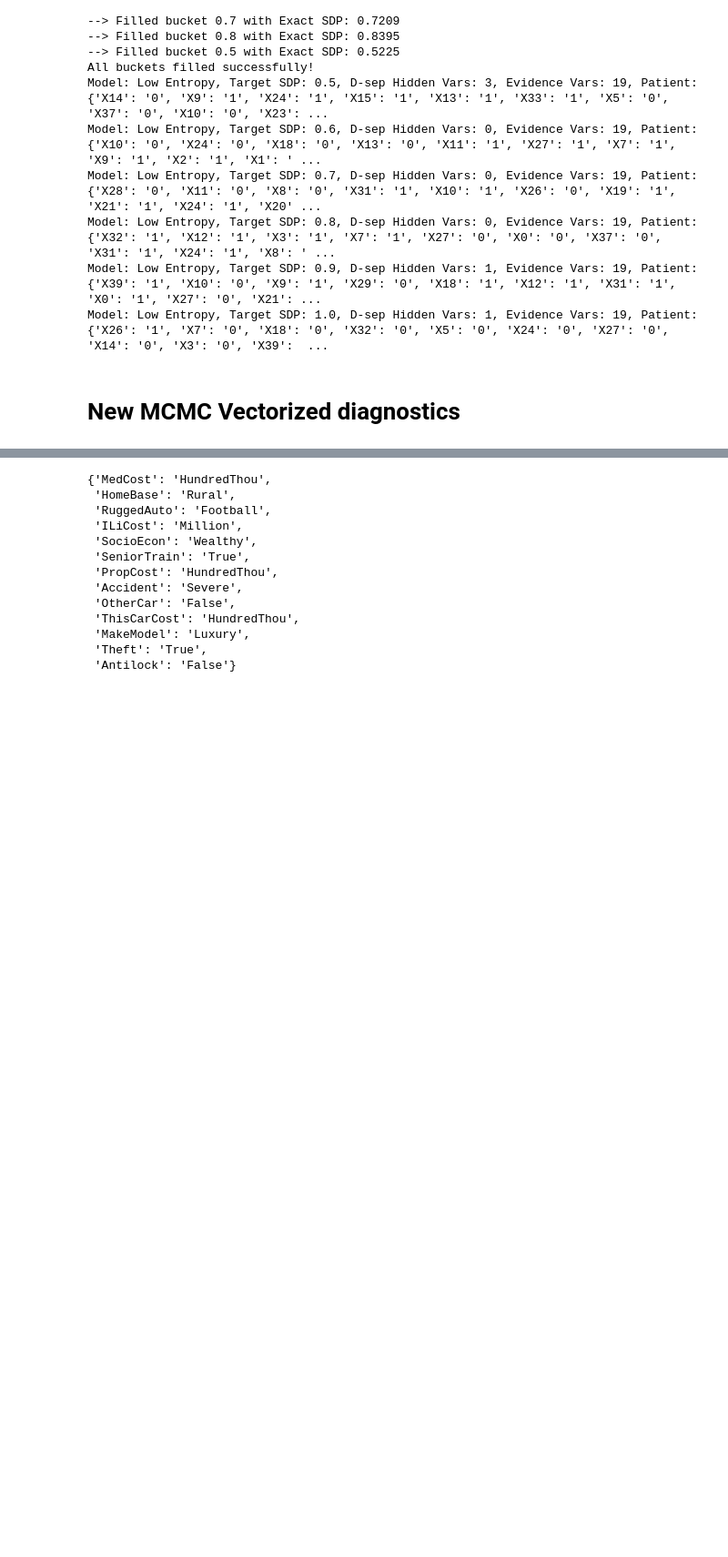
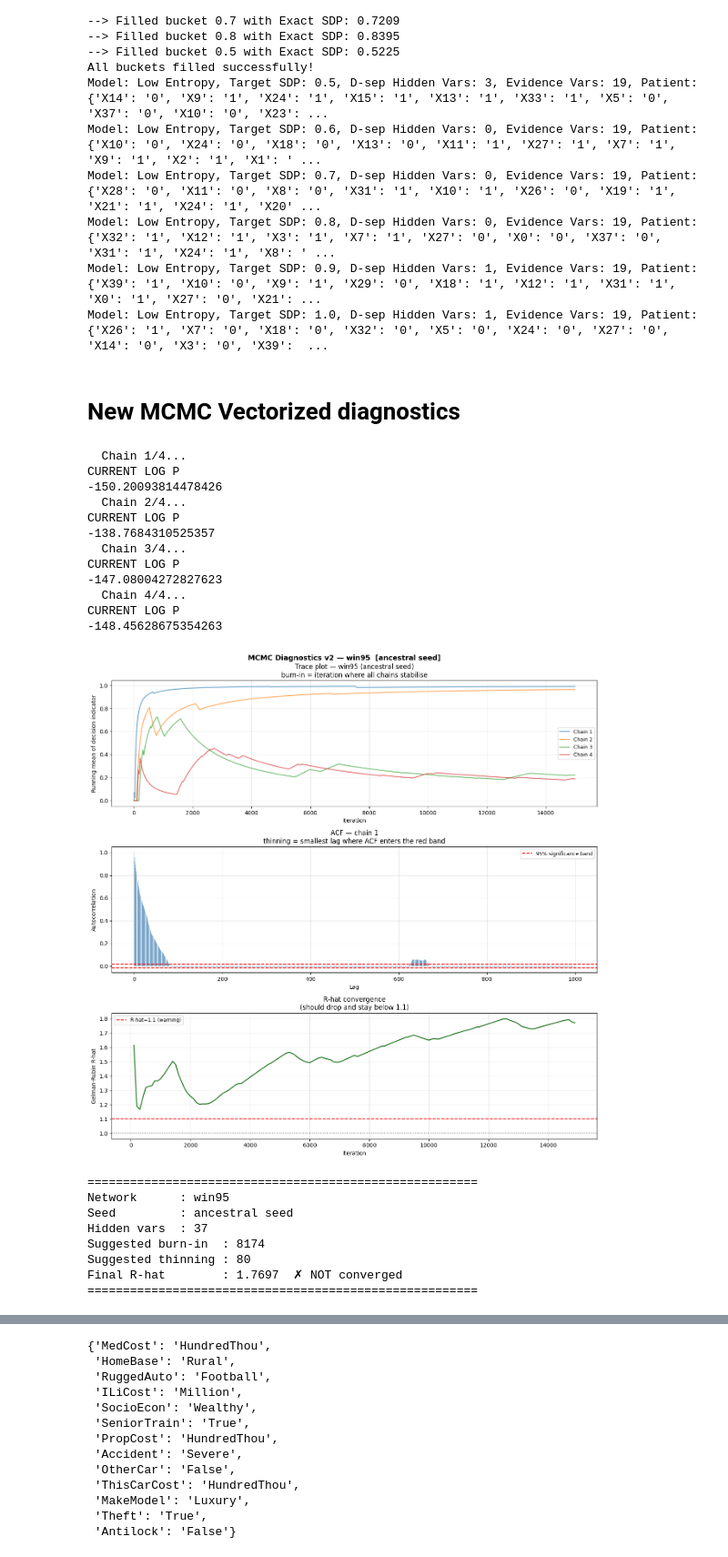
Before and after one commit to jpafcampos/explaining-BNs, a Jupyter notebook: src/mcmc_sanity_check.ipynb, the cells around one changed output, grey strips where cells are left out. Shown at 91% size. Cells and saved outputs as stored; diff of their text form; code cells hidden in the pictures; blank space fills up the shorter version.

```diff
--- a/src/mcmc_sanity_check.ipynb
+++ b/src/mcmc_sanity_check.ipynb
@@ -468,6 +520,34 @@ def run_mcmc_diagnostics_v2(bn, target, target_value, patient, threshold,
         'rhat':      final_rhat,
         'chains':    all_chains,
     }
+# %%
+diag_fucked = run_mcmc_diagnostics_v2(
+    win95pts_model, target, target_value, fucked_patient, threshold=0.5,
+    n_iterations=15_000, n_chains=4,
+    use_lw_seed=True
+)
+# %% [output]
+  Chain 1/4...
+CURRENT LOG P
+-150.20093814478426
+  Chain 2/4...
+CURRENT LOG P
+-138.7684310525357
+  Chain 3/4...
+CURRENT LOG P
+-147.08004272827623
+  Chain 4/4...
+CURRENT LOG P
+-148.45628675354263
+[figure, added]
+=======================================================
+Network      : win95
+Seed         : ancestral seed
+Hidden vars  : 37
+Suggested burn-in  : 8174
+Suggested thinning : 80
+Final R-hat        : 1.7697  ✗ NOT converged
+=======================================================
 # %%
 for model in [win95pts_model]:
     target        = select_optimal_target_node(model)
```
Also changed, not shown: parts of 20 cells of this notebook, 6 other files.
